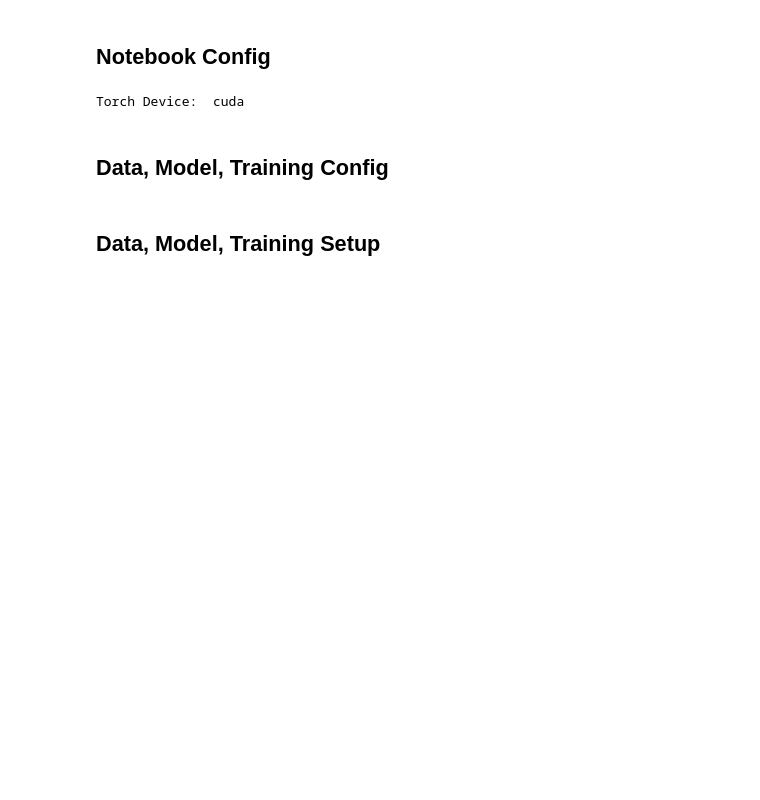
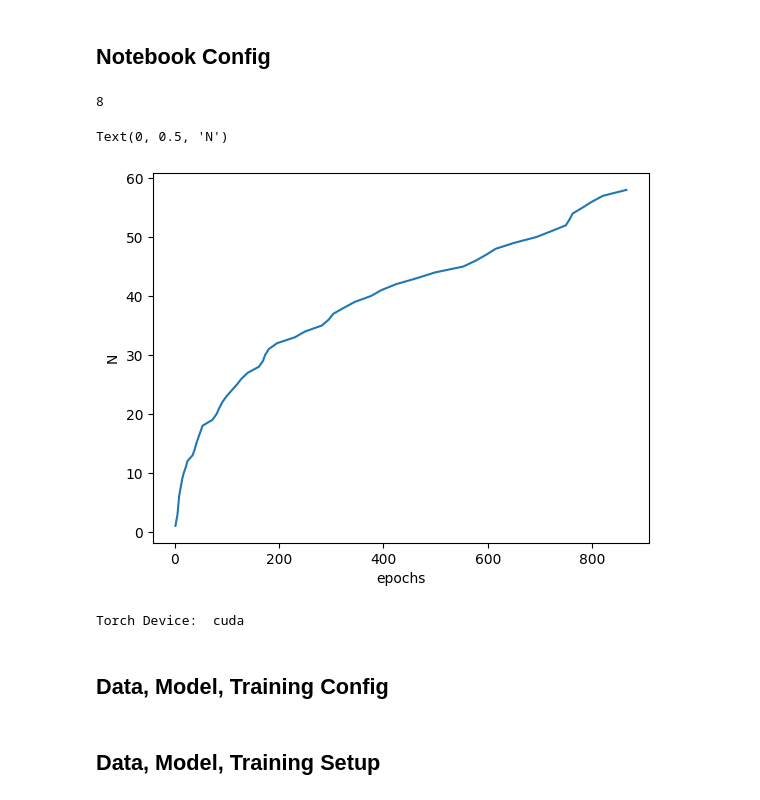
Before and after one commit to Baskin-LIU/elmneuron, a Jupyter notebook: notebooks/self_fit.ipynb, the cells around one changed output. Drawn from its saved outputs; the diff is of its cells as text; code cells hidden in the pictures; blank space fills up the shorter version.

```diff
--- a/notebooks/self_fit.ipynb
+++ b/notebooks/self_fit.ipynb
@@ -17,6 +18,19 @@ import torch.nn as nn
 import torch.optim as optim
 from torch.optim.lr_scheduler import CosineAnnealingLR
 from tqdm import tqdm
+# %%
+epochs = [1, 3, 5, 6, 7, 8, 10, 12, 14, 17, 21, 24, 34, 38, 41, 45, 49, 53, 72, 80, 85, 91, 99, 109, 119, 128, 140, 161, 169, 173, 180, 196, 230, 250, 282, 295, 304, 324, 345, 376, 396, 424, 463, 499, 553, 577, 597, 615, 650, 693, 722, 750, 757, 763, 782, 800, 821, 866]
+# %%
+epochs[5]
+# %% [output]
+8
+# %%
+plt.plot(epochs, np.arange(1, 59))
+plt.xlabel('epochs')
+plt.ylabel('N')
+# %% [output]
+Text(0, 0.5, 'N')
+[figure, added]
 # %%
 # Relative Imports
 package_path = Path(os.path.abspath(os.path.join(os.path.dirname('__file__'), '..')))
```
Also changed, not shown: parts of 1 cell of this notebook, 3 other files.
